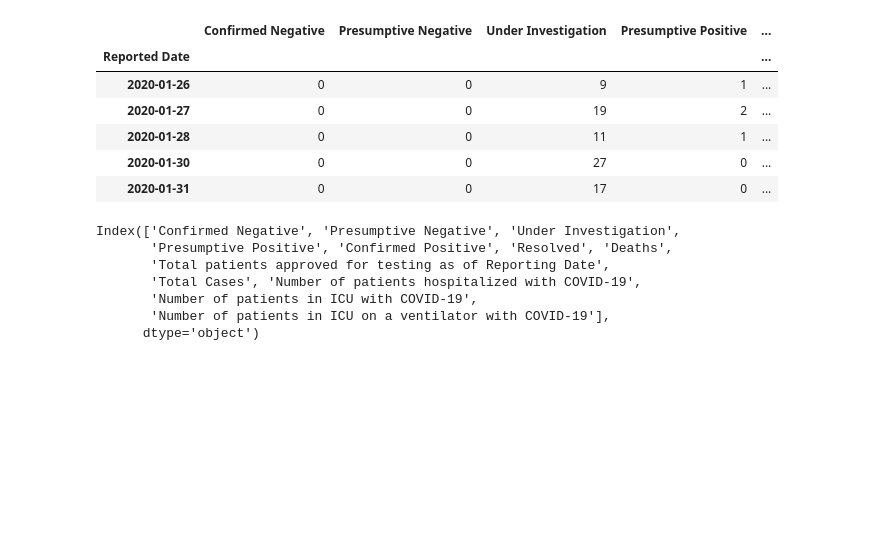
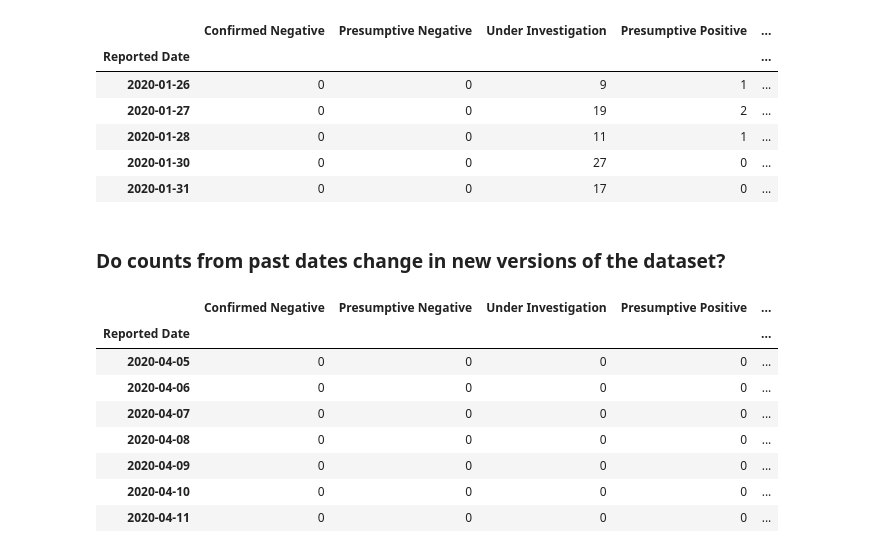
Before and after one commit to rlwelch/covid-ontario, a Jupyter notebook: covid_ontario/covid_ontario_investigation.ipynb, the cells around one changed output. Drawn from its saved outputs; the diff is of its cells as text; code cells hidden in the pictures; blank space fills up the shorter version.

```diff
--- a/covid_ontario/covid_ontario_investigation.ipynb
+++ b/covid_ontario/covid_ontario_investigation.ipynb
@@ -28,13 +84,24 @@ tests.head()
 | 2020-01-28 | 0 | 0 | 11 | 1 | ... |
 | 2020-01-30 | 0 | 0 | 27 | 0 | ... |
 | 2020-01-31 | 0 | 0 | 17 | 0 | ... |
-# %%
-tests.columns
-# %% [output]
-Index(['Confirmed Negative', 'Presumptive Negative', 'Under Investigation',
-       'Presumptive Positive', 'Confirmed Positive', 'Resolved', 'Deaths',
-       'Total patients approved for testing as of Reporting Date',
-       'Total Cases', 'Number of patients hospitalized with COVID-19',
-       'Number of patients in ICU with COVID-19',
-       'Number of patients in ICU on a ventilator with COVID-19'],
-      dtype='object')
+# %% [markdown]
+### Do counts from past dates change in new versions of the dataset?
+# %%
+tests_today = tests
+# %%
+with open("data/2020-04-11.csv", "r") as f:
+    tests_past = pd.read_csv(f)
+tests_past = clean_test_data(tests_past)
+# %%
+tests_diff = tests_today - tests_past
+tests_diff.tail(7)
+# %% [output]
+|  | Confirmed Negative | Presumptive Negative | Under Investigation | Presumptive Positive | ... |
+| Reported Date |  |  |  |  | ... |
+| 2020-04-05 | 0 | 0 | 0 | 0 | ... |
+| 2020-04-06 | 0 | 0 | 0 | 0 | ... |
+| 2020-04-07 | 0 | 0 | 0 | 0 | ... |
+| 2020-04-08 | 0 | 0 | 0 | 0 | ... |
+| 2020-04-09 | 0 | 0 | 0 | 0 | ... |
+| 2020-04-10 | 0 | 0 | 0 | 0 | ... |
+| 2020-04-11 | 0 | 0 | 0 | 0 | ... |
```
Also changed, not shown: parts of 17 cells of this notebook.
